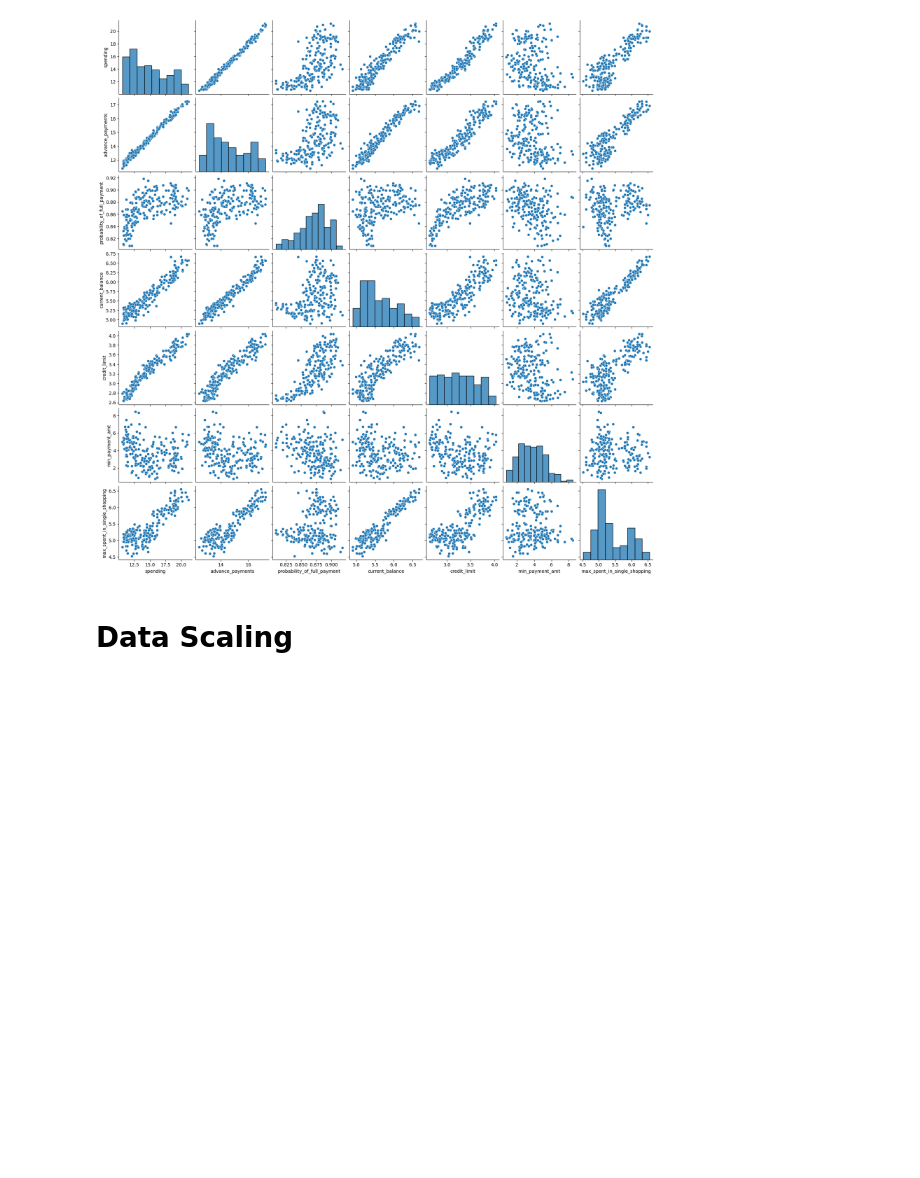
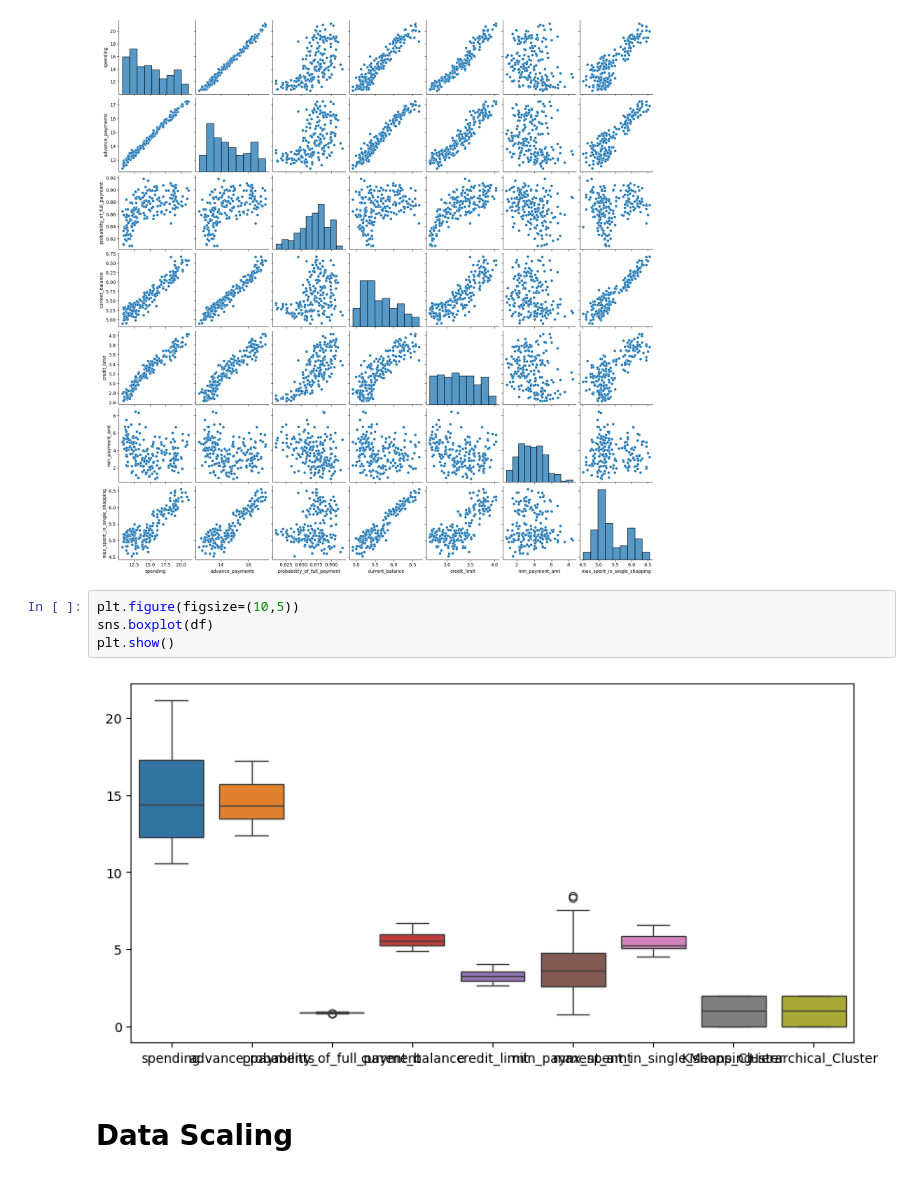
Before and after one commit to Vijay6923/election_project, a Jupyter notebook: bank_marketing/bank_marketing.ipynb, the cells around one changed output. Saved outputs shown, nothing was run; the diff lists cells and outputs as text; blank space fills up the shorter version.

```diff
--- a/bank_marketing/bank_marketing.ipynb
+++ b/bank_marketing/bank_marketing.ipynb
@@ -100,6 +108,12 @@ sns.pairplot(df)
 plt.show()
 # %% [output]
 [figure]
+# %%
+plt.figure(figsize=(10,5))
+sns.boxplot(df)
+plt.show()
+# %% [output]
+[figure, added]
 # %% [markdown]
 # Data Scaling
 # %%
```
Also changed, not shown: parts of 2 cells of this notebook, 3 other files.
